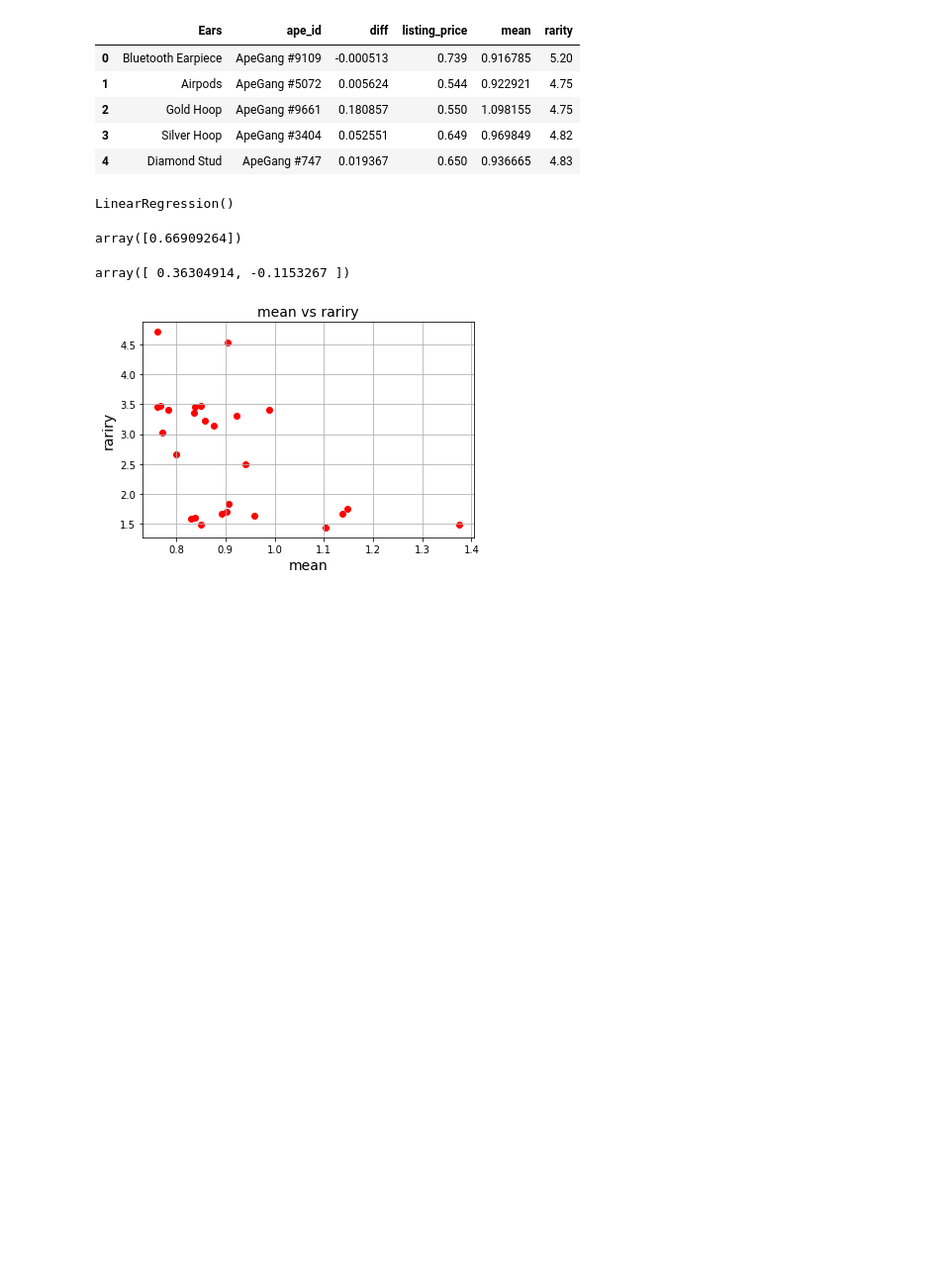
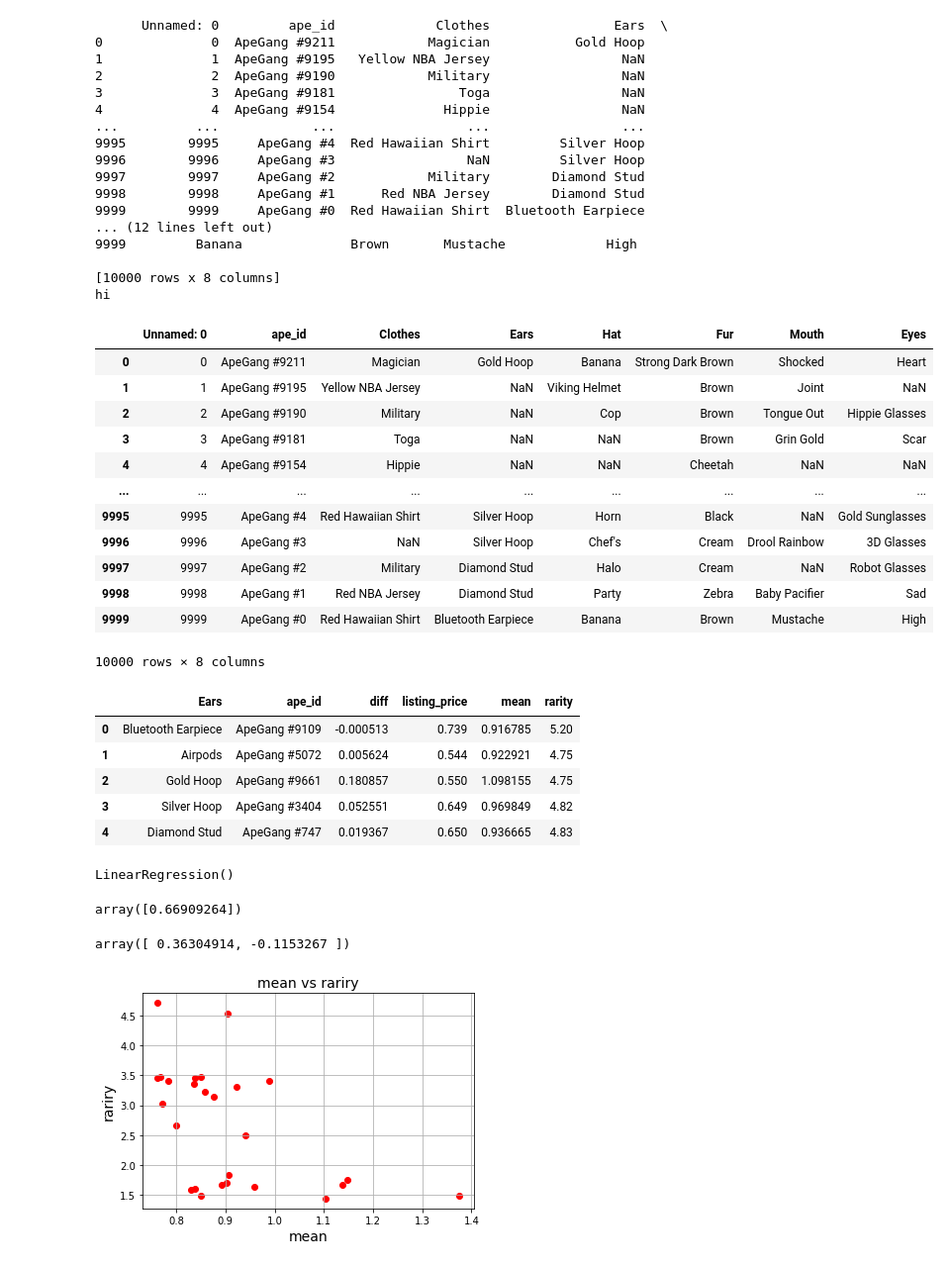
Before and after one commit to SamPink/ape-gang, a Jupyter notebook: Untitled.ipynb, the cells around one changed output. Shown: that part at 99% size. Cells and saved outputs as stored; diff of their text form; code cells hidden in the pictures; blank space fills up the shorter version.

```diff
--- a/Untitled.ipynb
+++ b/Untitled.ipynb
@@ -28,3 +10,38 @@ snipe_bot.get_good_listings_per_trait(ape_data)
+# %%
+import traits
+# ape_data["all_apes"]
+traits.split_apes_by_num_traits(ape_data)
+# %% [output]
+      Unnamed: 0         ape_id             Clothes                Ears  \
+0              0  ApeGang #9211            Magician           Gold Hoop
+1              1  ApeGang #9195   Yellow NBA Jersey                 NaN
+2              2  ApeGang #9190            Military                 NaN
+3              3  ApeGang #9181                Toga                 NaN
+4              4  ApeGang #9154              Hippie                 NaN
+...          ...            ...                 ...                 ...
+9995        9995     ApeGang #4  Red Hawaiian Shirt         Silver Hoop
+9996        9996     ApeGang #3                 NaN         Silver Hoop
+9997        9997     ApeGang #2            Military        Diamond Stud
+9998        9998     ApeGang #1      Red NBA Jersey        Diamond Stud
+9999        9999     ApeGang #0  Red Hawaiian Shirt  Bluetooth Earpiece
+... (12 lines left out)
+9999         Banana              Brown       Mustache             High
+
+[10000 rows x 8 columns]
+hi
+|  | Unnamed: 0 | ape_id | Clothes | Ears | Hat | Fur | Mouth | Eyes |
+| 0 | 0 | ApeGang #9211 | Magician | Gold Hoop | Banana | Strong Dark Brown | Shocked | Heart |
+| 1 | 1 | ApeGang #9195 | Yellow NBA Jersey | NaN | Viking Helmet | Brown | Joint | NaN |
+| 2 | 2 | ApeGang #9190 | Military | NaN | Cop | Brown | Tongue Out | Hippie Glasses |
+| 3 | 3 | ApeGang #9181 | Toga | NaN | NaN | Brown | Grin Gold | Scar |
+| 4 | 4 | ApeGang #9154 | Hippie | NaN | NaN | Cheetah | NaN | NaN |
+| ... | ... | ... | ... | ... | ... | ... | ... | ... |
+| 9995 | 9995 | ApeGang #4 | Red Hawaiian Shirt | Silver Hoop | Horn | Black | NaN | Gold Sunglasses |
+| 9996 | 9996 | ApeGang #3 | NaN | Silver Hoop | Chef's | Cream | Drool Rainbow | 3D Glasses |
+| 9997 | 9997 | ApeGang #2 | Military | Diamond Stud | Halo | Cream | NaN | Robot Glasses |
+| 9998 | 9998 | ApeGang #1 | Red NBA Jersey | Diamond Stud | Party | Zebra | Baby Pacifier | Sad |
+| 9999 | 9999 | ApeGang #0 | Red Hawaiian Shirt | Bluetooth Earpiece | Banana | Brown | Mustache | High |
+10000 rows × 8 columns
 # %%
 # Extract any of them from ape_data like this
 ape_data["good_listings"]["Ears"].head()
```
Also changed, not shown: parts of 1 cell of this notebook, 14 other files.
